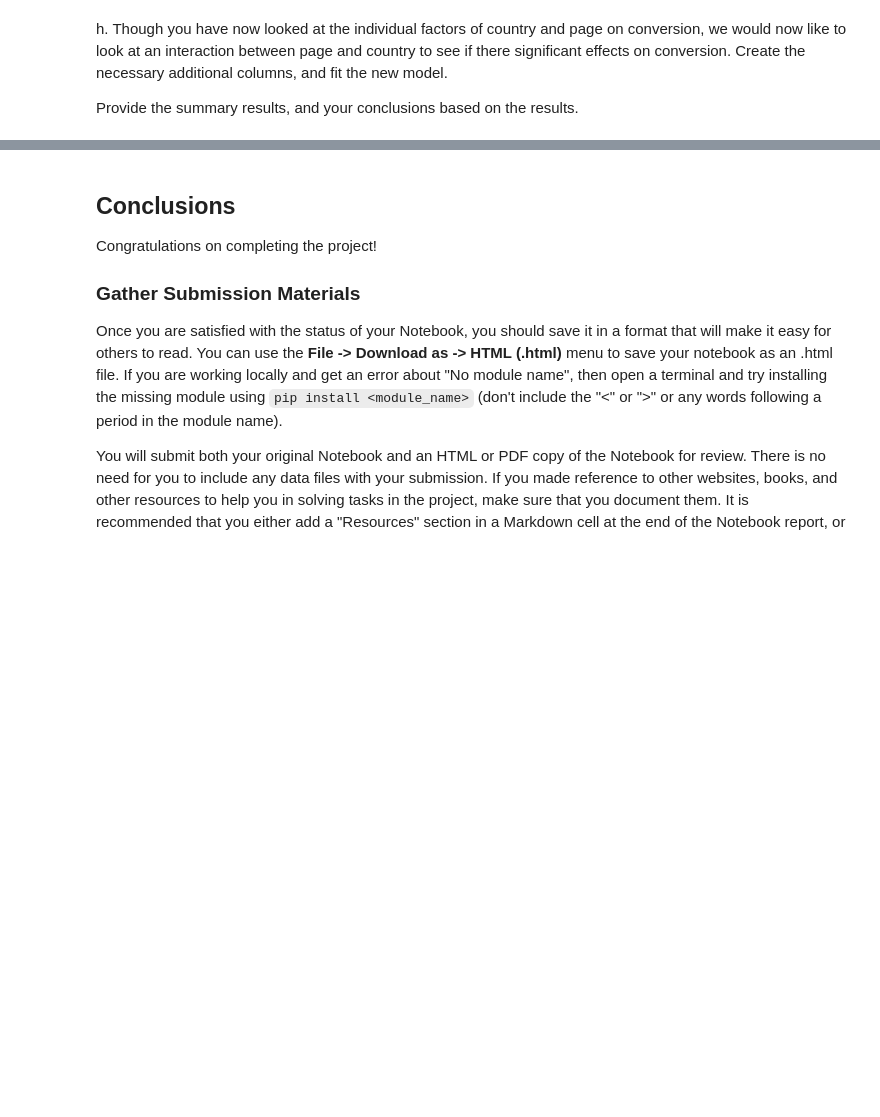
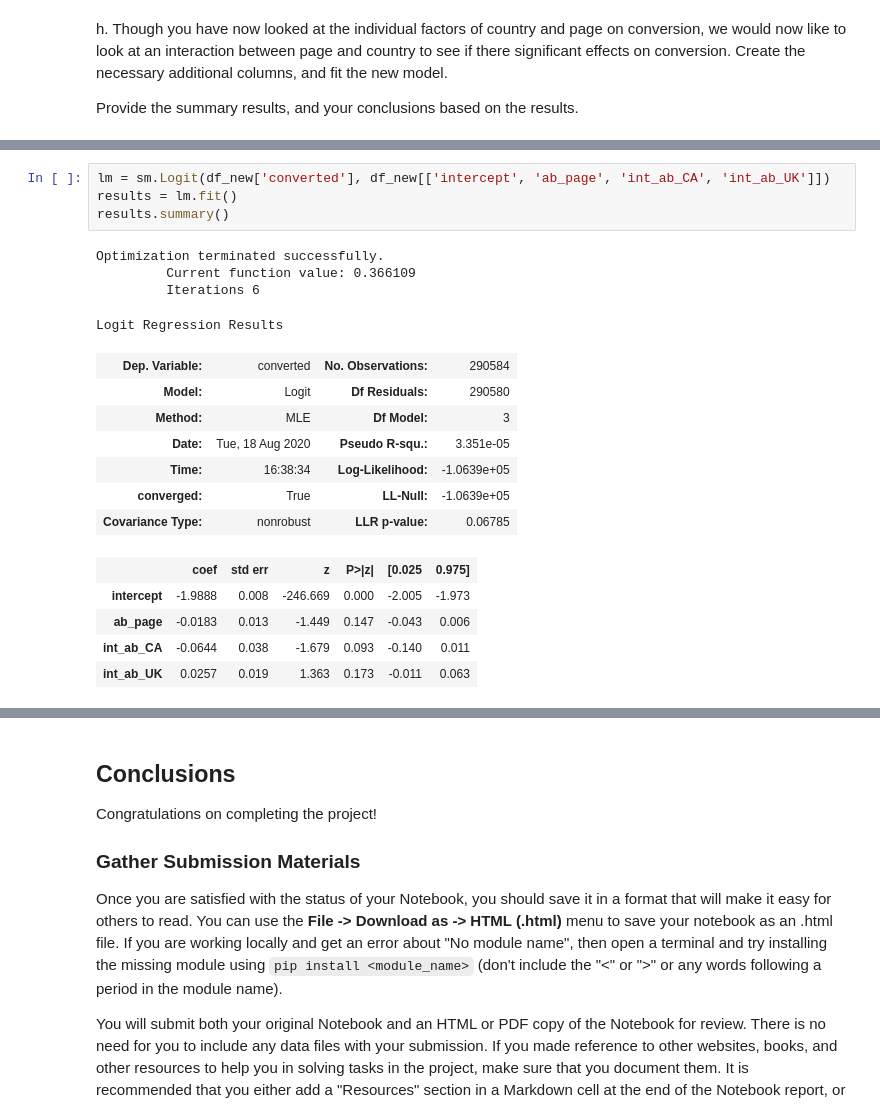
Before and after one commit to alf808/keep-or-ditch, a Jupyter notebook: Analyze_ab_test_results_notebook.ipynb, the cells around one changed output, grey strips where cells are left out. Drawn from its saved outputs; the diff is of its cells as text; blank space fills up the shorter version.

Commit message:
added interactions in logistic regression

```diff
--- a/Analyze_ab_test_results_notebook.ipynb
+++ b/Analyze_ab_test_results_notebook.ipynb
@@ -573,0 +589,21 @@ Provide the summary results, and your conclusions based on the results.
+# %%
+lm = sm.Logit(df_new['converted'], df_new[['intercept', 'ab_page', 'int_ab_CA', 'int_ab_UK']])
+results = lm.fit()
+results.summary()
+# %% [output]
+Optimization terminated successfully.
+         Current function value: 0.366109
+         Iterations 6
+Logit Regression Results
+| Dep. Variable: | converted | No. Observations: | 290584 |
+| Model: | Logit | Df Residuals: | 290580 |
+| Method: | MLE | Df Model: | 3 |
+| Date: | Tue, 18 Aug 2020 | Pseudo R-squ.: | 3.351e-05 |
+| Time: | 16:38:34 | Log-Likelihood: | -1.0639e+05 |
+| converged: | True | LL-Null: | -1.0639e+05 |
+| Covariance Type: | nonrobust | LLR p-value: | 0.06785 |
+|  | coef | std err | z | P>|z| | [0.025 | 0.975] |
+| intercept | -1.9888 | 0.008 | -246.669 | 0.000 | -2.005 | -1.973 |
+| ab_page | -0.0183 | 0.013 | -1.449 | 0.147 | -0.043 | 0.006 |
+| int_ab_CA | -0.0644 | 0.038 | -1.679 | 0.093 | -0.140 | 0.011 |
+| int_ab_UK | 0.0257 | 0.019 | 1.363 | 0.173 | -0.011 | 0.063 |
```
Also changed, not shown: parts of 7 cells of this notebook, 1 other file.
